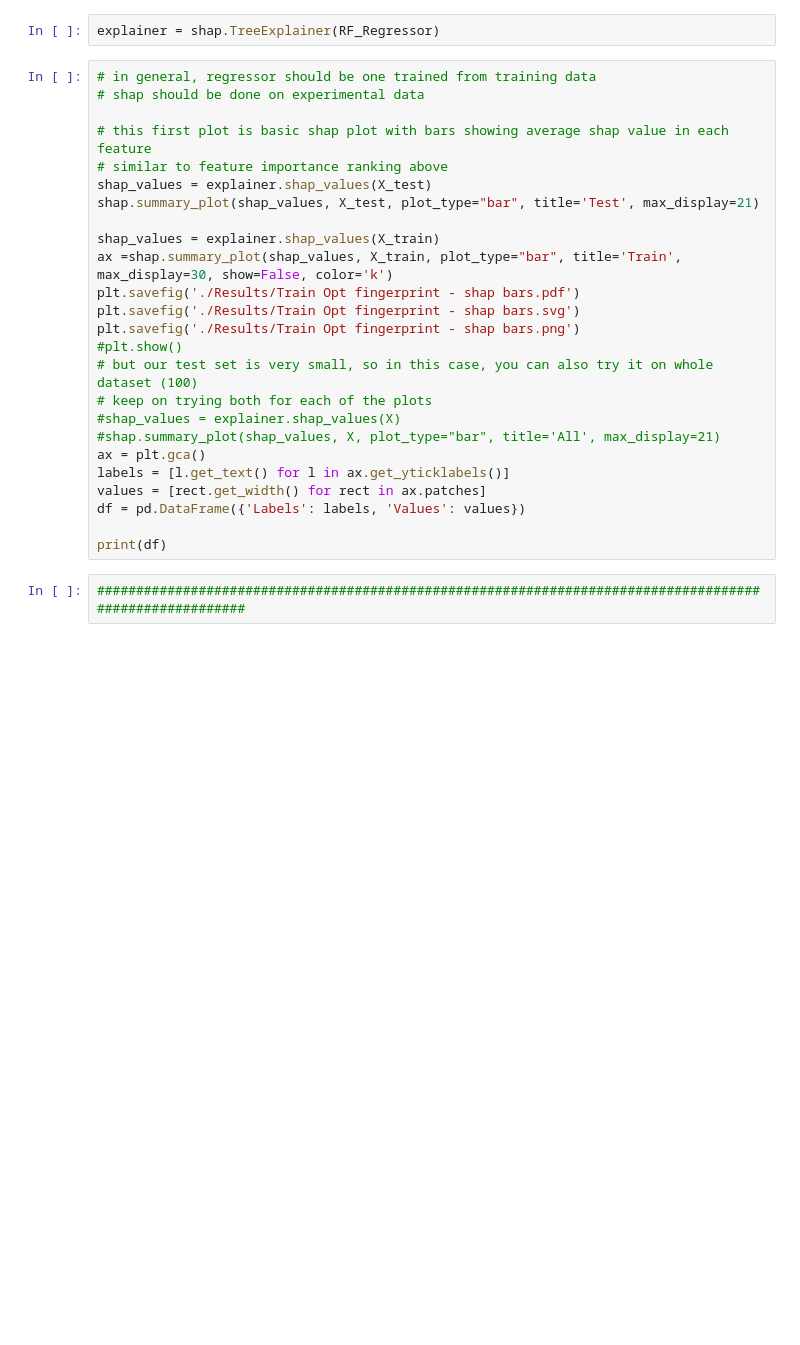
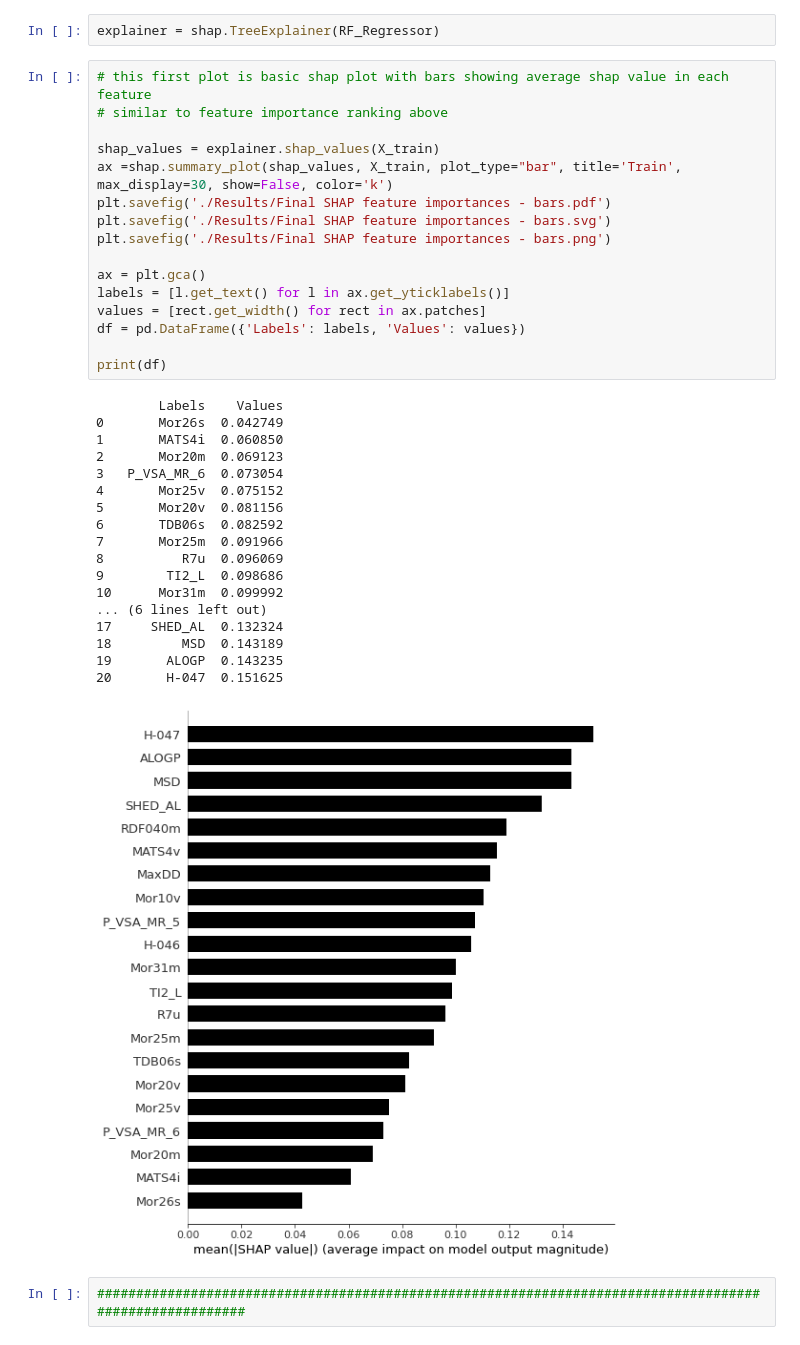
Before and after one commit to PV-Lab/MLforCOE, a Jupyter notebook: SHAP for RF analysis.ipynb, the cells around one changed output. Cells and saved outputs as stored; diff of their text form; blank space fills up the shorter version.

```diff
--- a/SHAP for RF analysis.ipynb
+++ b/SHAP for RF analysis.ipynb
@@ -137,30 +133,40 @@ IndexError: index 23 is out of bounds for axis 0 with size 23
 # %%
 explainer = shap.TreeExplainer(RF_Regressor)
 # %%
-# in general, regressor should be one trained from training data
-# shap should be done on experimental data
-
 # this first plot is basic shap plot with bars showing average shap value in each feature
 # similar to feature importance ranking above
-shap_values = explainer.shap_values(X_test)
-shap.summary_plot(shap_values, X_test, plot_type="bar", title='Test', max_display=21)
 
 shap_values = explainer.shap_values(X_train)
 ax =shap.summary_plot(shap_values, X_train, plot_type="bar", title='Train', max_display=30, show=False, color='k')
-plt.savefig('./Results/Train Opt fingerprint - shap bars.pdf')
-plt.savefig('./Results/Train Opt fingerprint - shap bars.svg')
-plt.savefig('./Results/Train Opt fingerprint - shap bars.png')
-#plt.show()
-# but our test set is very small, so in this case, you can also try it on whole dataset (100)
-# keep on trying both for each of the plots
-#shap_values = explainer.shap_values(X)
-#shap.summary_plot(shap_values, X, plot_type="bar", title='All', max_display=21)
+plt.savefig('./Results/Final SHAP feature importances - bars.pdf')
+plt.savefig('./Results/Final SHAP feature importances - bars.svg')
+plt.savefig('./Results/Final SHAP feature importances - bars.png')
+
 ax = plt.gca()
 labels = [l.get_text() for l in ax.get_yticklabels()]
 values = [rect.get_width() for rect in ax.patches]
 df = pd.DataFrame({'Labels': labels, 'Values': values})
 
 print(df)
+# %% [output]
+        Labels    Values
+0       Mor26s  0.042749
+1       MATS4i  0.060850
+2       Mor20m  0.069123
+3   P_VSA_MR_6  0.073054
+4       Mor25v  0.075152
+5       Mor20v  0.081156
+6       TDB06s  0.082592
+7       Mor25m  0.091966
+8          R7u  0.096069
+9        TI2_L  0.098686
+10      Mor31m  0.099992
+... (6 lines left out)
+17     SHED_AL  0.132324
+18         MSD  0.143189
+19       ALOGP  0.143235
+20       H-047  0.151625
+[figure, added]
 # %%
 ########################################################################################################
 # %%
```
Also changed, not shown: parts of 12 cells of this notebook, 13 other files.
